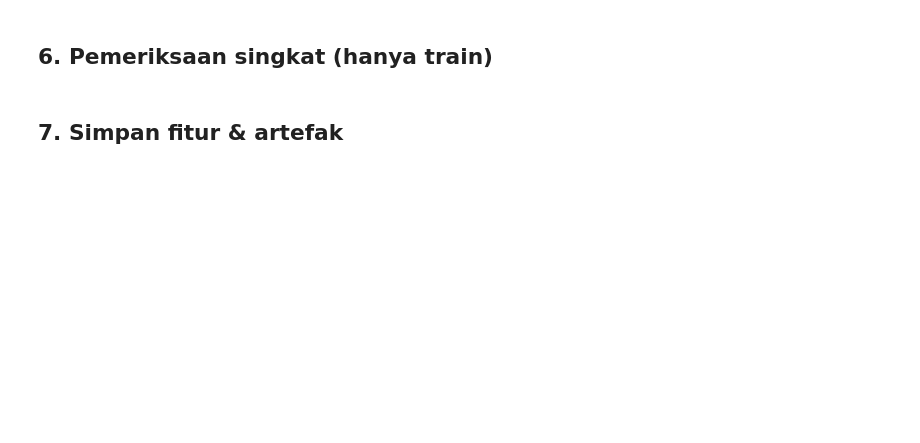
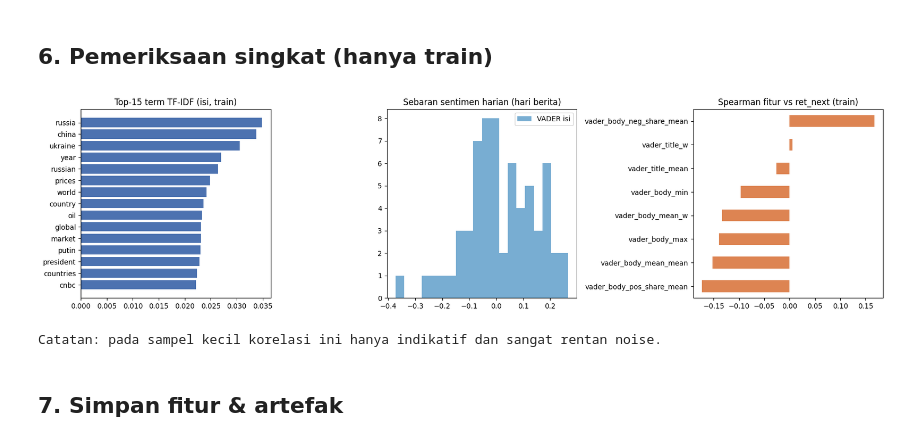
Before and after one commit to mikailachmad/nlp-trio-bertiga, a Jupyter notebook: src/03_feature_extraction.ipynb, the cells around one changed output. Cells and saved outputs as stored; diff of their text form; code cells hidden in the pictures; blank space fills up the shorter version.

```diff
--- a/src/03_feature_extraction.ipynb
+++ b/src/03_feature_extraction.ipynb
@@ -31,7 +30,16 @@ from vaderSentiment.vaderSentiment import SentimentIntensityAnalyzer
 pd.set_option("display.width", 170)
 pd.set_option("display.max_columns", 50)
 
-ROOT = Path.cwd().parent if Path.cwd().name.lower() in ("notebook", "notebooks") else Path.cwd()
+def _find_repo_root(start: Path) -> Path:
+    for candidate in [start, *start.parents]:
+        if (candidate / "src").is_dir() and (candidate / "requirements.txt").exists():
+            return candidate
+    raise RuntimeError(
+        "Repo root tidak ditemukan. Jalankan notebook dari dalam repo "
+        "nlp-trio-bertiga (folder manapun di dalamnya)."
+    )
+
+ROOT = _find_repo_root(Path.cwd())
 DATA = ROOT / "data"
 OUT = DATA / "features"
 (OUT / "artifacts").mkdir(parents=True, exist_ok=True)
@@ -156,7 +179,7 @@ Untuk tiap hari perdagangan: rata-rata biasa (`_mean`), rata-rata berbobot *time
 # %%
-SENT_COLS = ["vader_title", "vader_body_mean", "vader_body_neg_share", "vader_body_pos_share",
-             "lm_body_pos", "lm_body_neg", "lm_body_unc", "lm_body_lit", "lm_body_con", "lm_body_net",
-             "lm_title_net", "lm_title_neg"]
+SENT_COLS = ["vader_title", "vader_body_mean", "vader_body_neg_share", "vader_body_pos_share"]
+# SENT_COLS += ["lm_body_pos", "lm_body_neg", "lm_body_unc", "lm_body_lit", "lm_body_con",
+#               "lm_body_net", "lm_title_net", "lm_title_neg"]
 
 grp = arts.groupby("trading_date")
 mean_df = grp[SENT_COLS].mean().add_suffix("_mean")
@@ -164,13 +187,12 @@ mean_df = grp[SENT_COLS].mean().add_suffix("_mean")
 # rata-rata berbobot time-decay
 wx = arts[SENT_COLS].mul(arts["decay_weight"], axis=0).groupby(arts["trading_date"]).sum()
 wsum = grp["decay_weight"].sum()
-w_df = wx.div(wsum, axis=0).add_suffix("_w")[[f"{c}_w" for c in ["vader_title", "vader_body_mean", "lm_body_net", "lm_body_neg", "lm_body_unc"]]]
+w_df = wx.div(wsum, axis=0).add_suffix("_w")[[f"{c}_w" for c in ["vader_title", "vader_body_mean"]]]
 
 # sinyal ekstrem
 ext_df = pd.concat([
     grp["vader_body_mean"].min().rename("vader_body_min"),
     grp["vader_body_mean"].max().rename("vader_body_max"),
-    grp["lm_body_net"].min().rename("lm_net_min"),
 ], axis=1)
 
 daily_sent = pd.concat([mean_df, w_df, ext_df], axis=1)
@@ -248,25 +284,27 @@ train_f, val_f, test_f = add_svd(train_f, "train"), add_svd(val_f, "val"), add_s
 # %%
 fig, ax = plt.subplots(1, 3, figsize=(17, 4.5))
 
 # (a) term dengan bobot TF-IDF rata-rata tertinggi (isi)
 mean_w = np.asarray(X_body["train"][nz].mean(axis=0)).ravel()
 top = np.argsort(mean_w)[-15:]
 names = np.array(vec_body.get_feature_names_out())
 ax[0].barh(names[top], mean_w[top], color="#4C72B0"); ax[0].set_title("Top-15 term TF-IDF (isi, train)")
 
 # (b) sebaran sentimen harian (hari berita)
 tn = train_f[train_f["has_news"] == 1]
 ax[1].hist(tn["vader_body_mean_mean"], bins=20, alpha=.6, label="VADER isi")
-ax[1].hist(tn["lm_body_net_mean"], bins=20, alpha=.6, label="LM net")
 ax[1].set_title("Sebaran sentimen harian (hari berita)"); ax[1].legend()
 
 # (c) korelasi Spearman fitur sentimen vs target (hanya hari berita, train)
 targets = ["log_ret", "ret_next"]
 cor = tn[SENT_FEATURES + targets].corr(method="spearman")[targets].drop(targets).sort_values("ret_next")
 cor["ret_next"].tail(12).plot.barh(ax=ax[2], color="#DD8452")
 ax[2].set_title("Spearman fitur vs ret_next (train)")
 plt.tight_layout(); plt.show()
 print("Catatan: pada sampel kecil korelasi ini hanya indikatif dan sangat rentan noise.")
+# %% [output]
+[figure, added]
+Catatan: pada sampel kecil korelasi ini hanya indikatif dan sangat rentan noise.
 # %% [markdown]
 ## 7. Simpan fitur & artefak
 # %%
```
Also changed, not shown: parts of 14 cells of this notebook, 23 other files.
